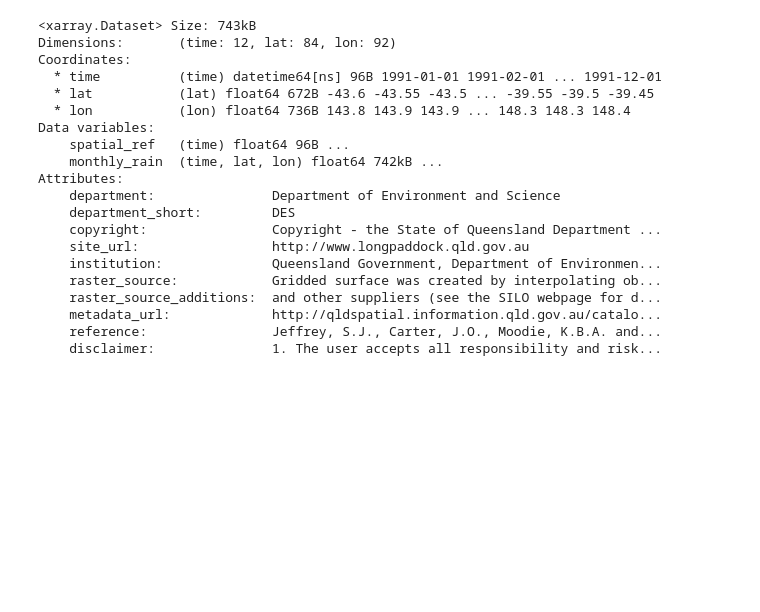
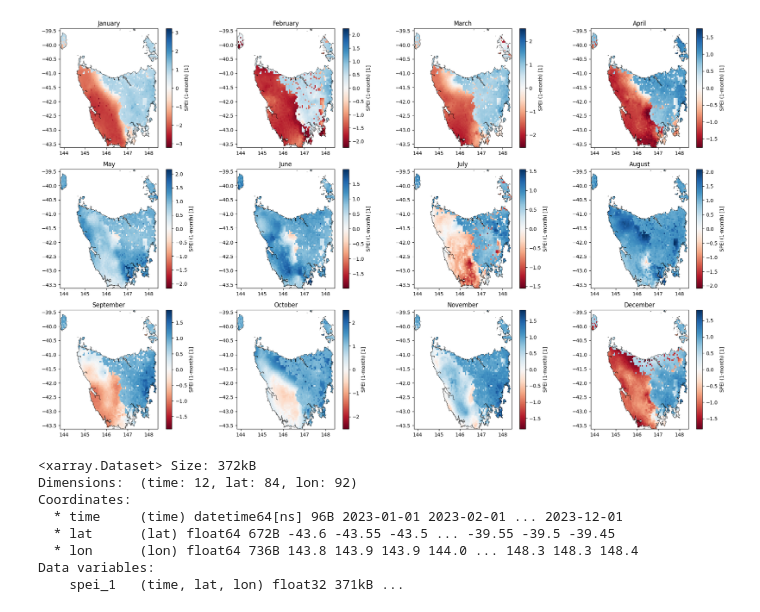
Before and after one commit to Jspcharles/Drought-Propagation, a Jupyter notebook: PP_C_monthly_conversion.ipynb, the cells around one changed output. Drawn from its saved outputs; the diff is of its cells as text; code cells hidden in the pictures; blank space fills up the shorter version.

```diff
--- a/PP_C_monthly_conversion.ipynb
+++ b/PP_C_monthly_conversion.ipynb
@@ -66,27 +66,57 @@ for nc_file in nc_files:
+# %%
+import xarray as xr
+import matplotlib.pyplot as plt
+import geopandas as gpd
+
+# === Load the shapefile for Queensland regions ===
+shapefile_path = r'Data\Tas_Shapefile\tasmania.shp'
+qld_shape = gpd.read_file(shapefile_path).to_crs("EPSG:4326")
+
+# === Open the monthly max temperature data for QLD ===
+ds = xr.open_dataset(r'Data\Climate Data\3. Tasmania_Monthly\SPEI_tas_monthl\SPEI_1m_2022.nc')
+monthly_rain = ds['spei']  # Adjust variable name as needed
+
+# === Create figure and axes for the plot ===
+fig, axes = plt.subplots(nrows=3, ncols=4, figsize=(20, 12))
+axes = axes.flatten()
+
+# === Plot each month with its own colorbar ===
+for i, month in enumerate(monthly_rain.time):
+    ax = axes[i]
+    data = monthly_rain.sel(time=month)
+
+    # Plot with individual colorbar
+    data.plot(ax=ax, cmap='RdBu', add_colorbar=True)
+
+    # Overlay region boundaries
+    qld_shape.boundary.plot(ax=ax, color='black', linewidth=0.5, alpha=0.7)
+
+    # Set the title
+    ax.set_title(month.dt.strftime('%B').item())
+    ax.set_xlabel('')
+    ax.set_ylabel('')
+
+# === Remove unused axes if any ===
+for j in range(i+1, len(axes)):
+    fig.delaxes(axes[j])
+
+# === Final layout ===
+plt.tight_layout()
+plt.show()
+# %% [output]
+[figure, added]
 # %%
-df = xr.open_dataset(r'C:\Users\u1171032\Desktop\Drought Propogation\Imlementation\Data\Climate Data\3. Tasmania_Monthly\Rainfall_tas_monthly\1991.monthly_rain_cropped_monthly.nc')
+df = xr.open_dataset(r'Data\Climate Data\3. Tasmania_Monthly\SPEI_tas_monthlyyyy\spei_1_2023.nc')
 print(df)
 # %% [output]
-<xarray.Dataset> Size: 743kB
-Dimensions:       (time: 12, lat: 84, lon: 92)
+<xarray.Dataset> Size: 372kB
+Dimensions:  (time: 12, lat: 84, lon: 92)
 Coordinates:
-  * time          (time) datetime64[ns] 96B 1991-01-01 1991-02-01 ... 1991-12-01
-  * lat           (lat) float64 672B -43.6 -43.55 -43.5 ... -39.55 -39.5 -39.45
-  * lon           (lon) float64 736B 143.8 143.9 143.9 ... 148.3 148.3 148.4
+  * time     (time) datetime64[ns] 96B 2023-01-01 2023-02-01 ... 2023-12-01
+  * lat      (lat) float64 672B -43.6 -43.55 -43.5 ... -39.55 -39.5 -39.45
+  * lon      (lon) float64 736B 143.8 143.9 143.9 144.0 ... 148.3 148.3 148.4
 Data variables:
-    spatial_ref   (time) float64 96B ...
-    monthly_rain  (time, lat, lon) float64 742kB ...
-Attributes:
-    department:               Department of Environment and Science
-    department_short:         DES
-    copyright:                Copyright - the State of Queensland Department ...
-    site_url:                 http://www.longpaddock.qld.gov.au
-    institution:              Queensland Government, Department of Environmen...
-    raster_source:            Gridded surface was created by interpolating ob...
-    raster_source_additions:  and other suppliers (see the SILO webpage for d...
-    metadata_url:             http://qldspatial.information.qld.gov.au/catalo...
-    reference:                Jeffrey, S.J., Carter, J.O., Moodie, K.B.A. and...
-    disclaimer:               1. The user accepts all responsibility and risk...
+    spei_1   (time, lat, lon) float32 371kB ...
 # %%
 import xarray as xr
 import matplotlib.pyplot as plt
```
Also changed, not shown: parts of 2 cells of this notebook, 8 other files.
